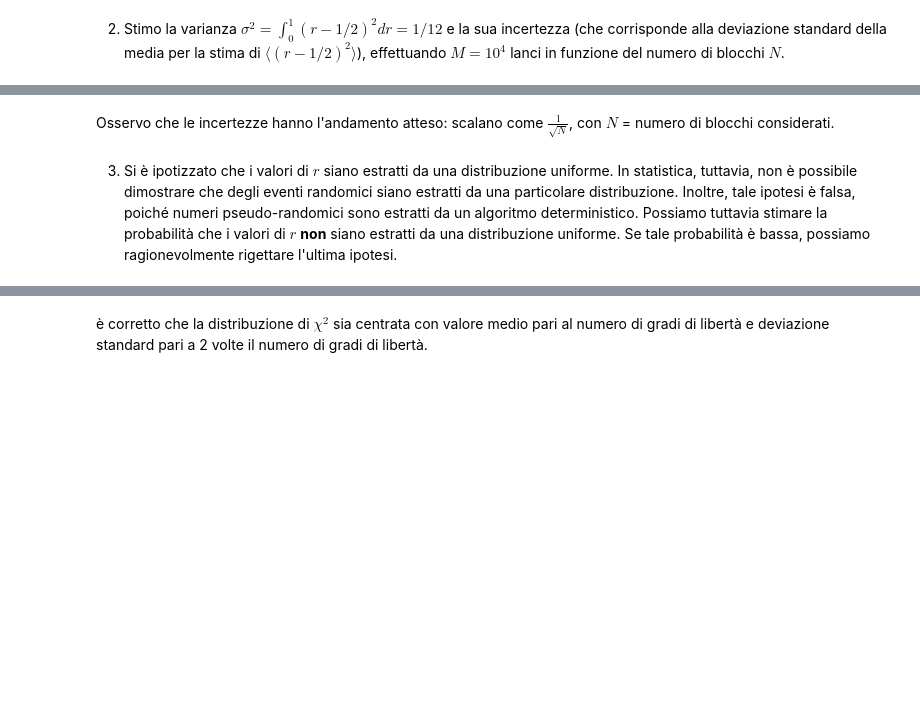
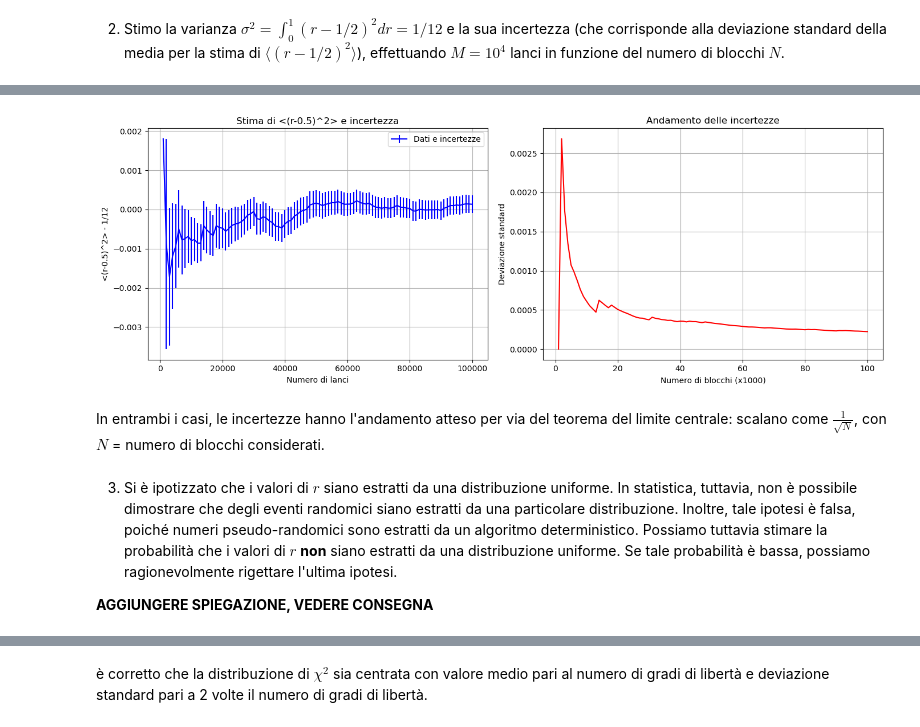
Before and after one commit to LucreziaBioni/numerical-simulation-laboratory, a Jupyter notebook: 01/01.ipynb, the cells around one changed output, grey strips where cells are left out. Saved outputs shown, nothing was run; the diff lists cells and outputs as text; code cells hidden in the pictures; blank space fills up the shorter version.

```diff
--- a/01/01.ipynb
+++ b/01/01.ipynb
@@ -89,4 +71,43 @@ plt.show()
+# %%
+import matplotlib.pyplot as plt
+import numpy as np
+
+# Carico i dati dal file
+data = np.loadtxt("01.1/data_sigma.dat")
+
+# Creo una figura con due subplot affiancati
+fig, (ax1, ax2) = plt.subplots(1, 2, figsize=(14, 5))
+
+# Primo grafico: stima di <(r-0.5)^2> con barre d'errore
+x = data[:, 0]   # Numero di lanci
+y = data[:, 2]   # <(r-0.5)^2> - 1/12
+err = data[:, 3] # Deviazione standard
+
+ax1.errorbar(x, y, yerr=err, label="Dati e incertezze", color='b')
+ax1.set_xlabel("Numero di lanci")
+ax1.set_ylabel("<(r-0.5)^2> - 1/12")
+ax1.set_title("Stima di <(r-0.5)^2> e incertezza")
+ax1.legend()
+ax1.grid()
+
+# Secondo grafico: andamento delle deviazioni standard
+x_var = data[:, 0]  # Numero di lanci
+y_var = data[:, 3]  # Deviazioni standard
+
+ax2.plot(x_var/1000, y_var, color='r')
+ax2.set_xlabel("Numero di blocchi (x1000)")
+ax2.set_ylabel("Deviazione standard")
+ax2.set_title("Andamento delle incertezze")
+ax2.grid()
+
+# Regolo il layout e mostro la figura
+plt.tight_layout()
+plt.show()
+# %% [output]
+[figure, added]
 # %% [markdown]
-Osservo che le incertezze hanno l'andamento atteso: scalano come $\frac{1}{\sqrt{N}}$, con $N$ = numero di blocchi considerati.
+In entrambi i casi, le incertezze hanno l'andamento atteso per via del teorema del limite centrale: scalano come $\frac{1}{\sqrt{N}}$, con $N$ = numero di blocchi considerati.
 # %% [markdown]
 3. Si è ipotizzato che i valori di $r$ siano estratti da una distribuzione uniforme. In statistica, tuttavia, non è possibile dimostrare che degli eventi randomici siano estratti da una particolare distribuzione. Inoltre, tale ipotesi è falsa, poiché numeri pseudo-randomici sono estratti da un algoritmo deterministico. Possiamo tuttavia stimare la probabilità che i valori di $r$ **non** siano estratti da una distribuzione uniforme. Se tale probabilità è bassa, possiamo ragionevolmente rigettare l'ultima ipotesi.
+
+**AGGIUNGERE SPIEGAZIONE, VEDERE CONSEGNA**
```
Also changed, not shown: parts of 10 cells of this notebook, 4 other files.
